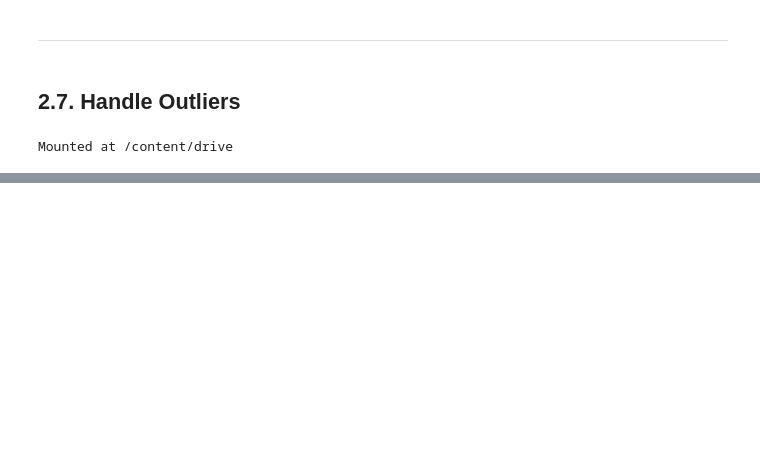
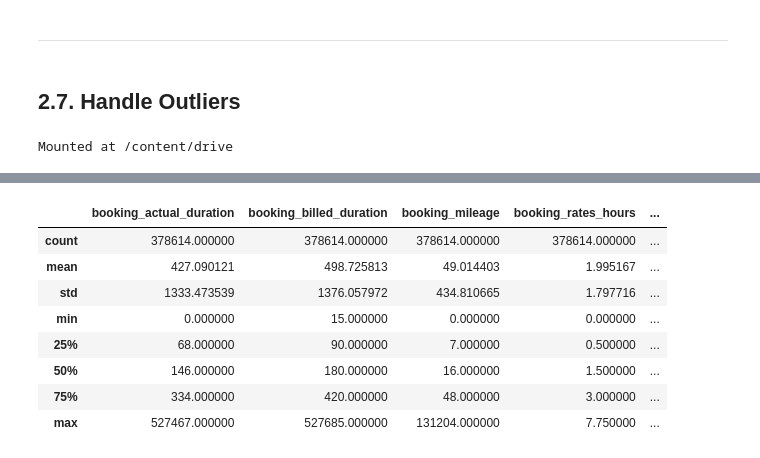
Before and after one commit to tejasnavalkhe/Optimising-Car-Sharing-Profitability-with-a-Regional-Pricing-Strategy, a Jupyter notebook: code/Data Cleaning and Feature Engineering.ipynb, the cells around one changed output, grey strips where cells are left out. Saved outputs shown, nothing was run; the diff lists cells and outputs as text; code cells hidden in the pictures; blank space fills up the shorter version.

```diff
--- a/code/Data Cleaning and Feature Engineering.ipynb
+++ b/code/Data Cleaning and Feature Engineering.ipynb
@@ -844,0 +879,13 @@ Mounted at /content/drive
+# %%
+# Statistical summary of the data
+df.describe()
+# %% [output]
+|  | booking_actual_duration | booking_billed_duration | booking_mileage | booking_rates_hours | ... |
+| count | 378614.000000 | 378614.000000 | 378614.000000 | 378614.000000 | ... |
+| mean | 427.090121 | 498.725813 | 49.014403 | 1.995167 | ... |
+| std | 1333.473539 | 1376.057972 | 434.810665 | 1.797716 | ... |
+| min | 0.000000 | 15.000000 | 0.000000 | 0.000000 | ... |
+| 25% | 68.000000 | 90.000000 | 7.000000 | 0.500000 | ... |
+| 50% | 146.000000 | 180.000000 | 16.000000 | 1.500000 | ... |
+| 75% | 334.000000 | 420.000000 | 48.000000 | 3.000000 | ... |
+| max | 527467.000000 | 527685.000000 | 131204.000000 | 7.750000 | ... |
```
Also changed, not shown: parts of 30 cells of this notebook.
